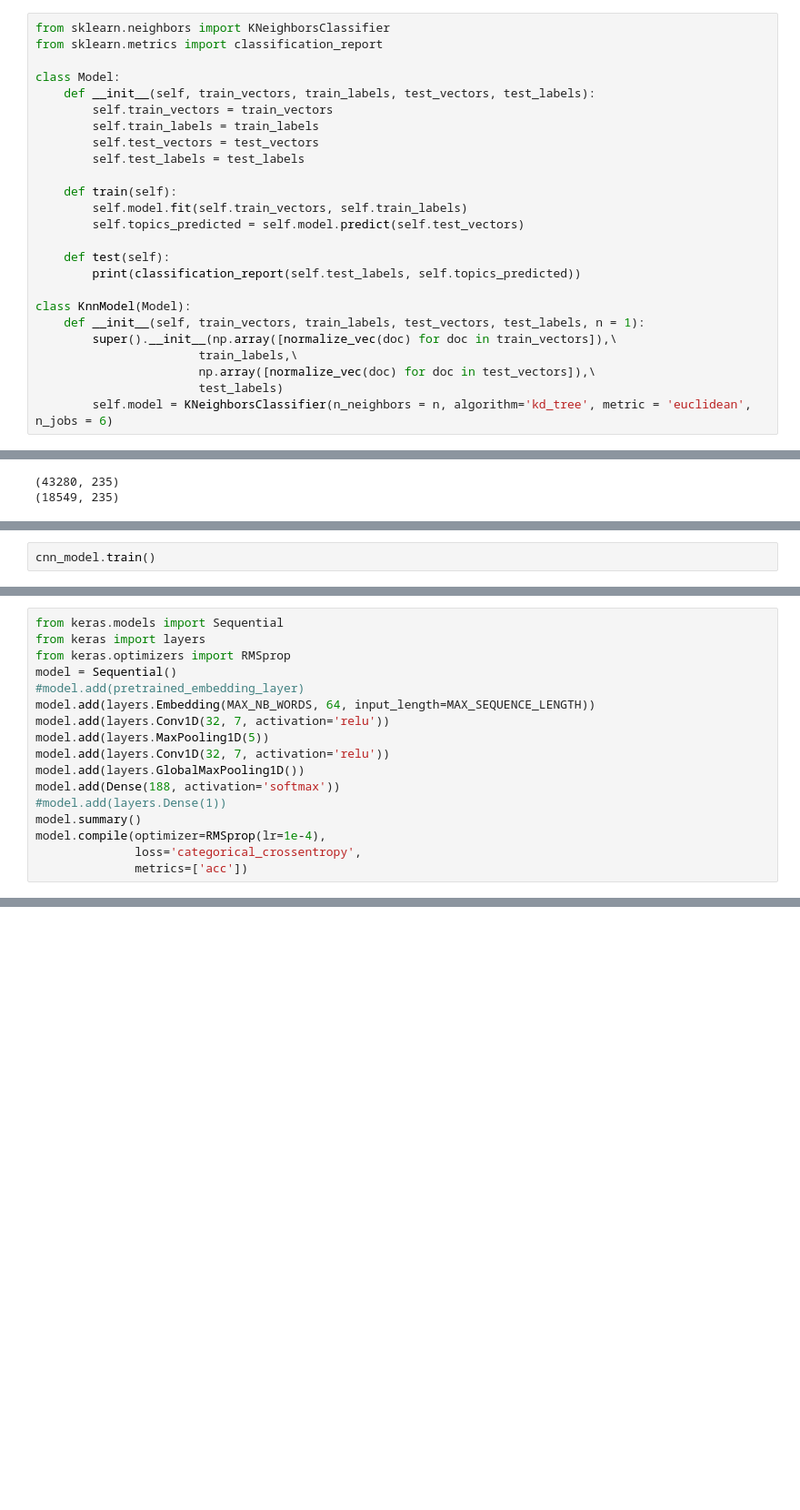
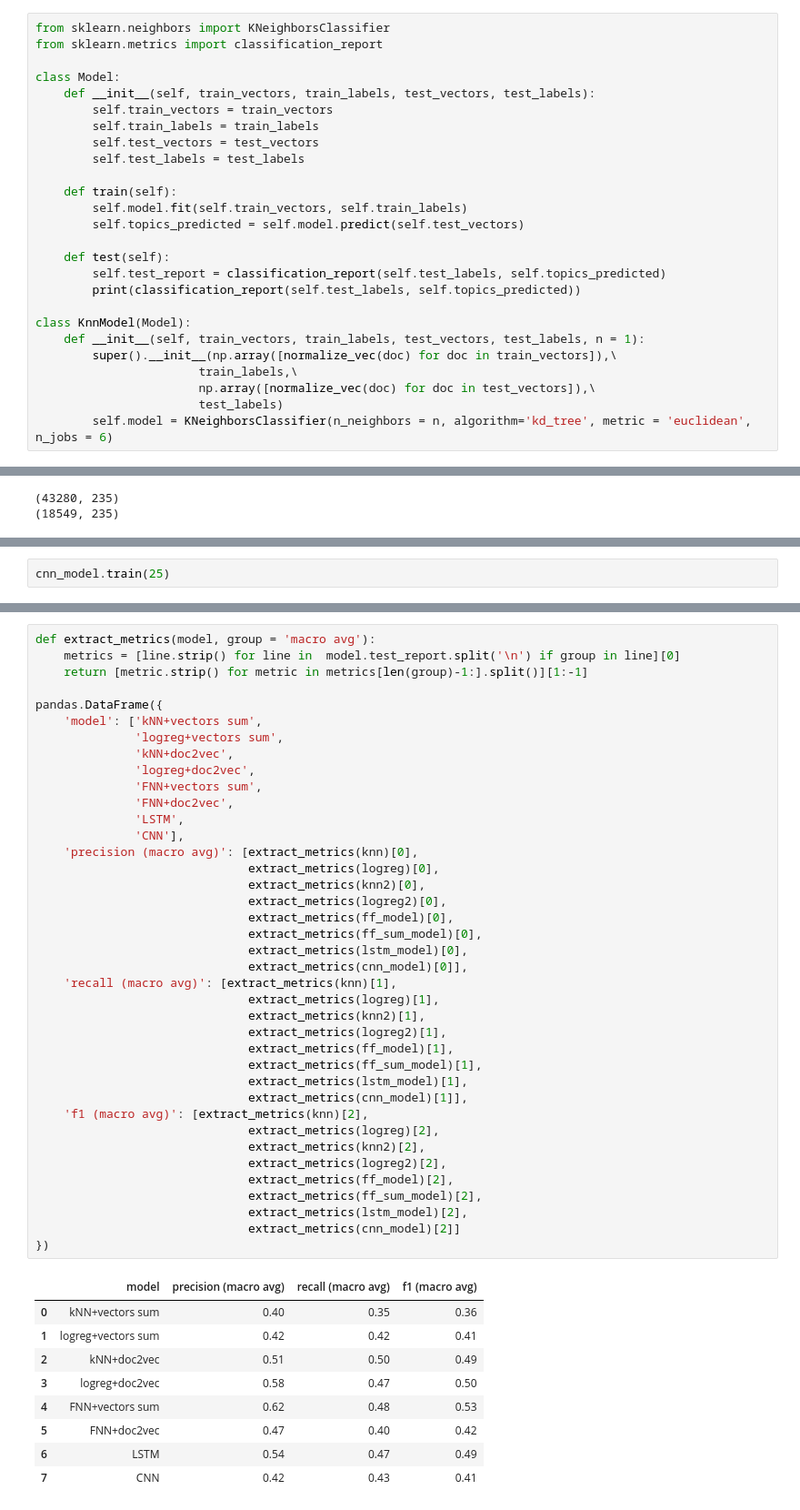
Before and after one commit to tanzan/prj-nlp-2019, a Jupyter notebook: students/sergii.zubovych/homework-9/topic-modeling.ipynb, the cells around one changed output, grey strips where cells are left out. Shown at 91% size. Saved outputs shown, nothing was run; the diff lists cells and outputs as text; blank space fills up the shorter version.

Commit message:
Homework 10: cnn + summary

```diff
--- a/students/sergii.zubovych/homework-9/topic-modeling.ipynb
+++ b/students/sergii.zubovych/homework-9/topic-modeling.ipynb
@@ -298,6 +300,7 @@ class Model:
         self.topics_predicted = self.model.predict(self.test_vectors)
 
     def test(self):
+        self.test_report = classification_report(self.test_labels, self.topics_predicted)
         print(classification_report(self.test_labels, self.topics_predicted))
 
 class KnnModel(Model):
@@ -794,5 +820,5 @@ Trainable params: 6,026,560
 Non-trainable params: 0
 _________________________________________________________________
 # %%
-cnn_model.train()
+cnn_model.train(25)
 # %% [output]
@@ -817,17 +857,0 @@ added 62930 words in the embedding matrix
-# %%
-from keras.models import Sequential
-from keras import layers
-from keras.optimizers import RMSprop
-model = Sequential()
-#model.add(pretrained_embedding_layer)
-model.add(layers.Embedding(MAX_NB_WORDS, 64, input_length=MAX_SEQUENCE_LENGTH))
-model.add(layers.Conv1D(32, 7, activation='relu'))
-model.add(layers.MaxPooling1D(5))
-model.add(layers.Conv1D(32, 7, activation='relu'))
-model.add(layers.GlobalMaxPooling1D())
-model.add(Dense(188, activation='softmax'))
-#model.add(layers.Dense(1))
-model.summary()
-model.compile(optimizer=RMSprop(lr=1e-4),
-              loss='categorical_crossentropy',
-              metrics=['acc'])
@@ -872,0 +860,49 @@ print("added %d words in the embedding matrix" % nb_words_in_matrix)
+# %%
+def extract_metrics(model, group = 'macro avg'):
+    metrics = [line.strip() for line in  model.test_report.split('\n') if group in line][0]
+    return [metric.strip() for metric in metrics[len(group)-1:].split()][1:-1]
+
+pandas.DataFrame({
+    'model': ['kNN+vectors sum',
+              'logreg+vectors sum',
+              'kNN+doc2vec',
+              'logreg+doc2vec',
+              'FNN+vectors sum',
+              'FNN+doc2vec',
+              'LSTM',
+              'CNN'],
+    'precision (macro avg)': [extract_metrics(knn)[0],
+                              extract_metrics(logreg)[0],
+                              extract_metrics(knn2)[0],
+                              extract_metrics(logreg2)[0],
+                              extract_metrics(ff_model)[0],
+                              extract_metrics(ff_sum_model)[0],
+                              extract_metrics(lstm_model)[0],
+                              extract_metrics(cnn_model)[0]],
+    'recall (macro avg)': [extract_metrics(knn)[1],
+                              extract_metrics(logreg)[1],
+                              extract_metrics(knn2)[1],
+                              extract_metrics(logreg2)[1],
+                              extract_metrics(ff_model)[1],
+                              extract_metrics(ff_sum_model)[1],
+                              extract_metrics(lstm_model)[1],
+                              extract_metrics(cnn_model)[1]],
+    'f1 (macro avg)': [extract_metrics(knn)[2],
+                              extract_metrics(logreg)[2],
+                              extract_metrics(knn2)[2],
+                              extract_metrics(logreg2)[2],
+                              extract_metrics(ff_model)[2],
+                              extract_metrics(ff_sum_model)[2],
+                              extract_metrics(lstm_model)[2],
+                              extract_metrics(cnn_model)[2]]
+})
+# %% [output]
+|  | model | precision (macro avg) | recall (macro avg) | f1 (macro avg) |
+| 0 | kNN+vectors sum | 0.40 | 0.35 | 0.36 |
+| 1 | logreg+vectors sum | 0.42 | 0.42 | 0.41 |
+| 2 | kNN+doc2vec | 0.51 | 0.50 | 0.49 |
+| 3 | logreg+doc2vec | 0.58 | 0.47 | 0.50 |
+| 4 | FNN+vectors sum | 0.62 | 0.48 | 0.53 |
+| 5 | FNN+doc2vec | 0.47 | 0.40 | 0.42 |
+| 6 | LSTM | 0.54 | 0.47 | 0.49 |
+| 7 | CNN | 0.42 | 0.43 | 0.41 |
```
Also changed, not shown: parts of 40 cells of this notebook.
